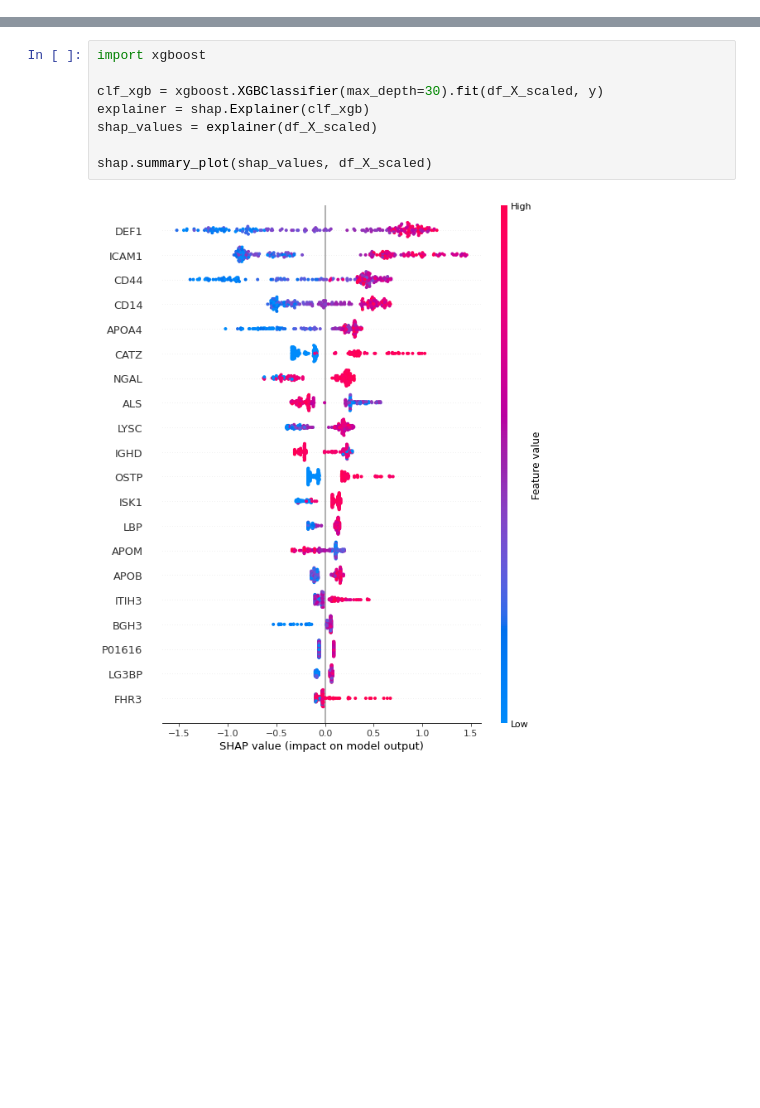
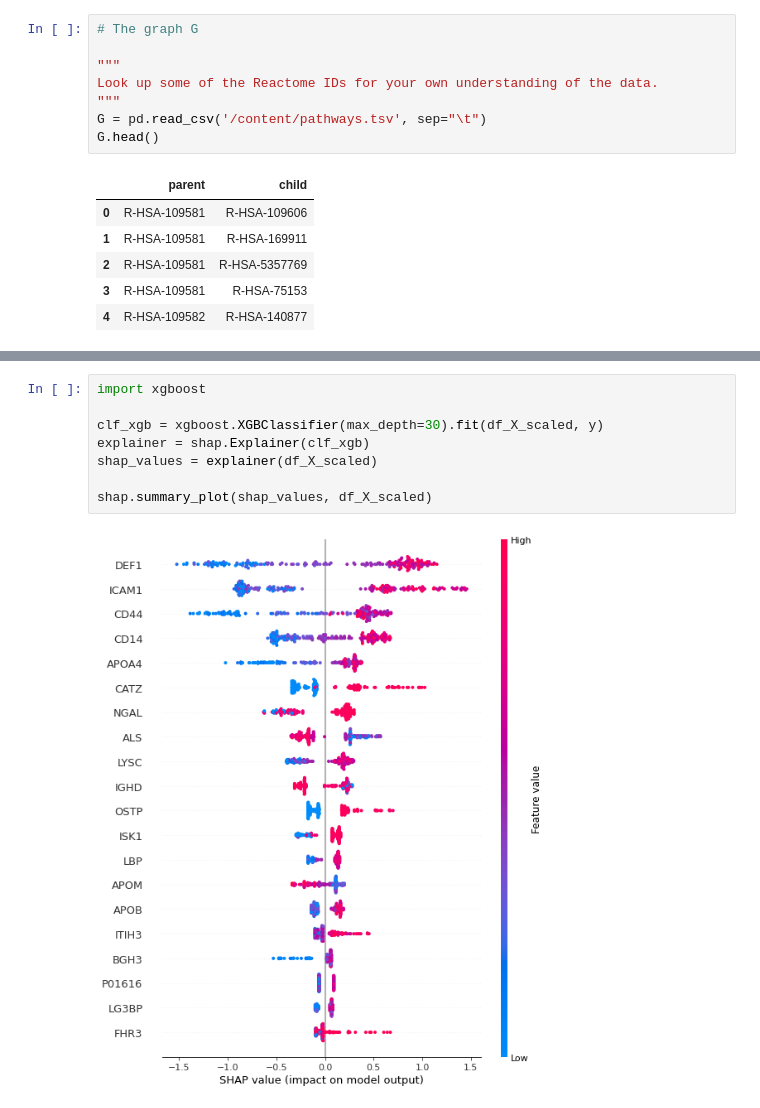
Before and after one commit to ErikHartman/BMEN35, a Jupyter notebook: BMEN35_SHAP.ipynb, the cells around one changed output, grey strips where cells are left out. Drawn from its saved outputs; the diff is of its cells as text; blank space fills up the shorter version.

```diff
--- a/BMEN35_SHAP.ipynb
+++ b/BMEN35_SHAP.ipynb
@@ -47,0 +78,15 @@ def get_proteins_triv_name(proteins):
+# %%
+# The graph G
+
+"""
+Look up some of the Reactome IDs for your own understanding of the data.
+"""
+G = pd.read_csv('/content/pathways.tsv', sep="\t")
+G.head()
+# %% [output]
+|  | parent | child |
+| 0 | R-HSA-109581 | R-HSA-109606 |
+| 1 | R-HSA-109581 | R-HSA-169911 |
+| 2 | R-HSA-109581 | R-HSA-5357769 |
+| 3 | R-HSA-109581 | R-HSA-75153 |
+| 4 | R-HSA-109582 | R-HSA-140877 |
```
Also changed, not shown: parts of 17 cells of this notebook.
